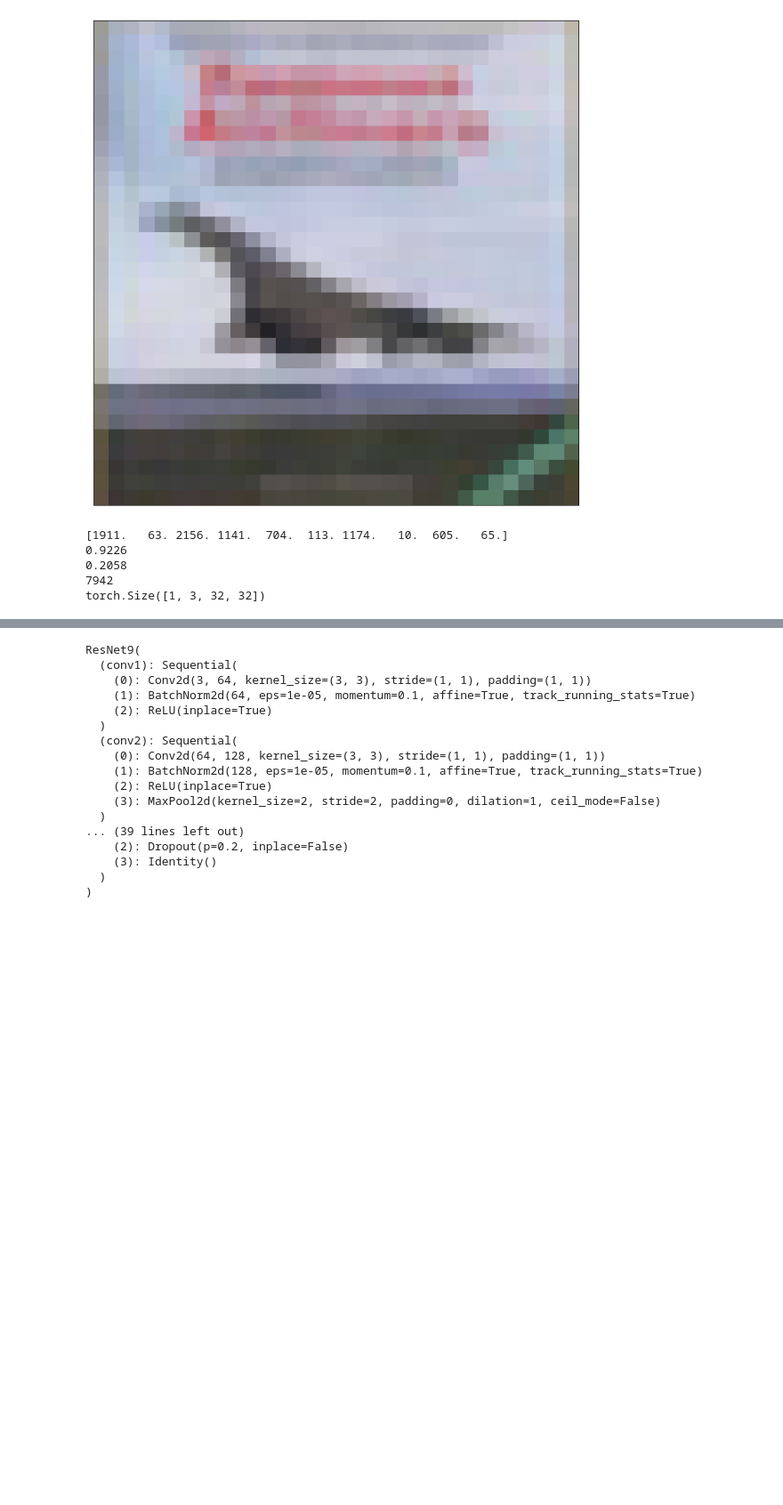
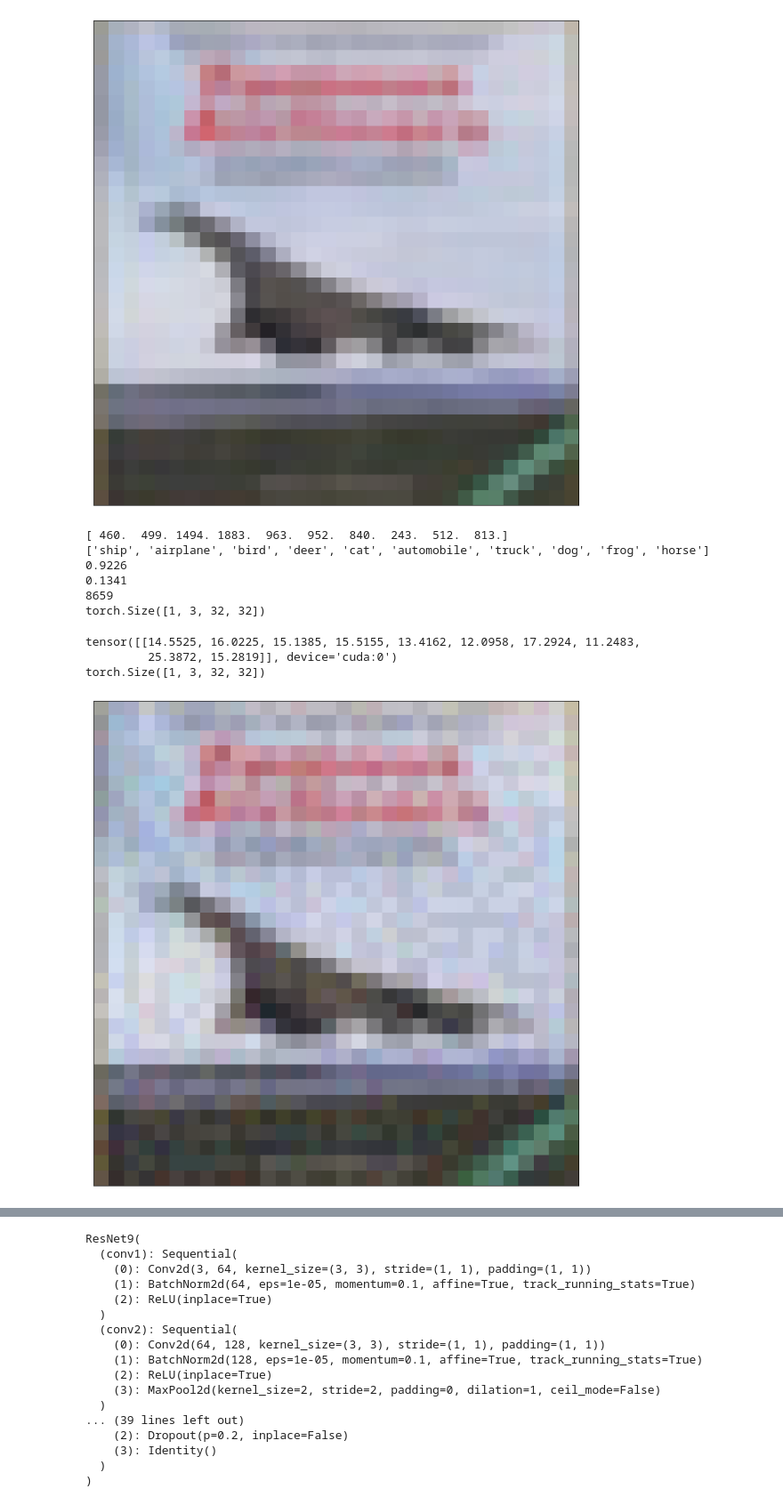
Before and after one commit to RobHug01/Adversarial_ML, a Jupyter notebook: CIFAR10_FGSM.ipynb, the cells around one changed output, grey strips where cells are left out. Shown at 89% size. Drawn from its saved outputs; the diff is of its cells as text; code cells hidden in the pictures; blank space fills up the shorter version.

```diff
--- a/CIFAR10_FGSM.ipynb
+++ b/CIFAR10_FGSM.ipynb
@@ -180,7 +185,7 @@ def test(model, device, dl, epsilon):
 
     return init_correct/len(dl), correct/len(dl), adversarial_images, misclass
 # %%
-epsilon = .25
+epsilon = .13
 init_accuracy, accuracy, adv_imgs, misclass = test(model, device, dl, epsilon)
 print(misclass)
 print(os.listdir(data_dir + "/train"))
@@ -189,11 +194,29 @@ print(accuracy)
 print(len(adv_imgs))
 print(adv_imgs[0][0].size())
 # %% [output]
-[1911.   63. 2156. 1141.  704.  113. 1174.   10.  605.   65.]
+[ 460.  499. 1494. 1883.  963.  952.  840.  243.  512.  813.]
+['ship', 'airplane', 'bird', 'deer', 'cat', 'automobile', 'truck', 'dog', 'frog', 'horse']
 0.9226
-0.2058
-7942
+0.1341
+8659
 torch.Size([1, 3, 32, 32])
+# %%
+with torch.no_grad():
+  for images, labels in adv_imgs:
+    fig, ax = plt.subplots(figsize=(12, 12))
+    ax.set_xticks([])
+    ax.set_yticks([])
+    print(model(images.to(device)))
+    images = denormalize(images, mean, std)
+    print(images.shape)
+    images.detach().numpy()
+    ax.imshow(images.squeeze(0).permute(1,2,0).clamp(0,1))
+    break
+# %% [output]
+tensor([[14.5525, 16.0225, 15.1385, 15.5155, 13.4162, 12.0958, 17.2924, 11.2483,
+         25.3872, 15.2819]], device='cuda:0')
+torch.Size([1, 3, 32, 32])
+[figure, added]
 # %%
 data_set = test_data_set = ImageFolder(data_dir+'/train', transform=tfms)
 print(data_set.classes)
```
Also changed, not shown: parts of 14 cells of this notebook.
